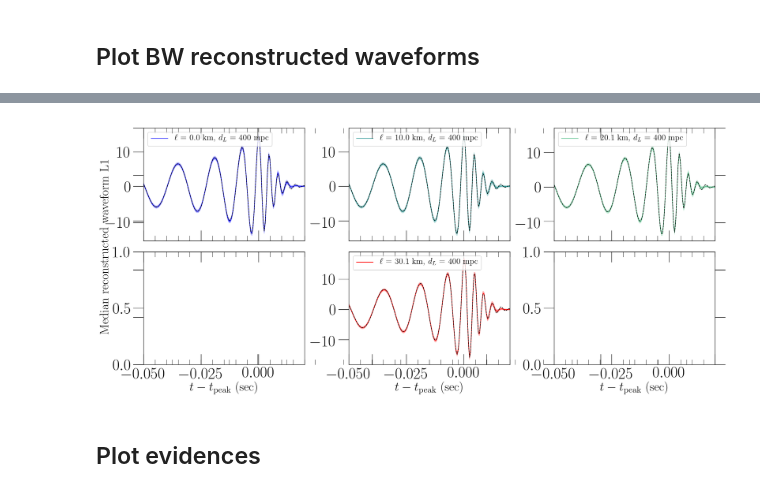
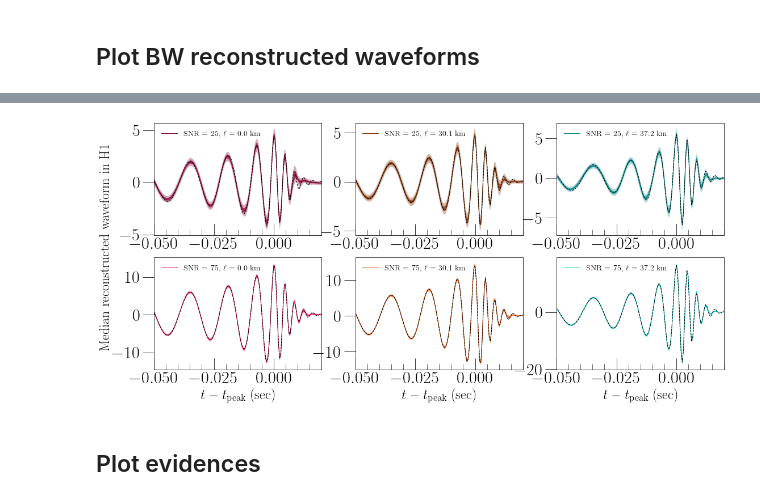
Before and after one commit to mariaokounkova/BeyondGRAnalysis, a Jupyter notebook: BayeswaveAnalysis.ipynb, the cells around one changed output, grey strips where cells are left out. Saved outputs shown, nothing was run; the diff lists cells and outputs as text; code cells hidden in the pictures.

Commit message:
BayeswaveAnalysis: plot median waveforms

```diff
--- a/BayeswaveAnalysis.ipynb
+++ b/BayeswaveAnalysis.ipynb
@@ -53,7 +59,7 @@ def GetBWDir(p):
     return p + '/BayesWave/Run/trigtime_1126259462.000000000_0.0_0.0_0/'
 
 def GetMedianData(p, det = 'H1'):
-    """ Given a coupling constant value and an SNR, return the columns of the median waveform data """
+    """ Given a run directory, return the columns of the median waveform data """
 
     ## Grab Livingston data
     f = GetBWDir(p) + "post/signal/signal_median_time_domain_waveform_" + det + ".dat"
@@ -62,7 +68,7 @@ def GetMedianData(p, det = 'H1'):
     ## Subtract peak time
     time = SubtractPeakTime(time, d1)
 
-    return time, d1 #, d2, d3, d4, d5
+    return time, d1, d2, d3, d4, d5
 
 def GetInjectedData(p, det = 'H1'):
 
@@ -112,13 +84,14 @@ def EllinKm(ell_string, mass):
 # %% [markdown]
 ## Plot BW reconstructed waveforms
 # %%
-def GetMedianData(ell, dist_mpc, mass):
-    """ Given a coupling constant value and an SNR, return the columns of the median waveform data """
+def GetMedianData(p, det = "H1"):
+    """ Given a directory, ...  """
 
-    base_dir = GetBaseDir(ell, dist_mpc, mass)
+    base_dir = GetBWDir(p)
+    print(base_dir)
 
     ## Grab Livingston data
-    f = base_dir + "post/signal/signal_median_time_domain_waveform_L1.dat"
+    f = base_dir + "post/signal/signal_median_time_domain_waveform_" + det + ".dat"
     time, d1, d2, d3, d4, d5 = np.loadtxt(f, comments="#",usecols=([0,1,2,3,4,5]),unpack=True)
 
     ## Subtract peak time
@@ -126,59 +99,74 @@ def GetMedianData(ell, dist_mpc, mass):
 
     return time, d1, d2, d3, d4, d5
 
+def GetInjectedData(p, det = "H1"):
 
-def GetInjectedData(ell, dist_mpc, mass):
+    base_dir = base_dir = GetBWDir(p)
 
-    base_dir = GetBaseDir(ell, dist_mpc, mass)
-    print(base_dir)
-
-    f = base_dir + 'post/whitened_data_L1.dat'
+    f = base_dir + 'post/whitened_data_' + det + '.dat'
     data = np.loadtxt(f)
 
-    s_rate = 2048 # Hz
+    ## Compute the corresponding time array
+    s_rate = 2048
     dt = 1.0/s_rate
     time = np.array([dt * t for t in range(len(data))])
 
     time = SubtractPeakTime(time, data)
-    #print(data)
-    print(time)
     return time, data
 
-def PlotMedianData(ax, ell, dist_mpc, mass, color):
+def PlotMedianData(p, ax, color, det = "H1", label = ""):
 
     ## Plot the Bayeswave data
-    time, d1, d2, d3, d4, d5 = GetMedianData(ell, dist_mpc, mass)
-    label = r'$\ell$ = ' + EllinKm(ell, mass) + ', $d_L$ = ' + str(dist_mpc) + ' mpc'
+    time, d1, d2, d3, d4, d5 = GetMedianData(p, det = det)
 
     ax.plot(time, d1, '-', lw = 1.0, alpha = 1.0, color=color, label=label)
-    ax.fill_between(time, d2, d3, alpha = 0.3, color=color, edgecolor=None)
-    ax.fill_between(time, d4, d5, alpha = 0.2, color=color, edgecolor=None)
+    ax.fill_between(time, d2, d3, alpha = 0.66, color=color, edgecolor=None)
+    ax.fill_between(time, d4, d5, alpha = 0.33, color=color, edgecolor=None)
 
-    time, data = GetInjectedData(ell, dist_mpc, mass)
+    time, data = GetInjectedData(p, det = det)
     ax.plot(time, data, '--', color='black', lw = 1.0, alpha=1.0)
     ax.set_xlim(-0.05, 0.02)
-    ax.legend(frameon=True, fontsize=16, loc='upper left')
+    ax.legend(frameon=False, fontsize=14, loc='upper left')
 
-fig, axarr = plt.subplots(2,3, figsize=(18, 8), sharex=True)
-fig.add_subplot(111, frameon=False)
-plt.tick_params(labelcolor='none', top='off', bottom='off', left='off', right='off')
+    ax.tick_params(
+    axis='x',          # changes apply to the x-axis
+    which='both',      # both major and minor ticks are affected
+    bottom=True,      # ticks along the bottom edge are off
+    top=False)
 
-my_mass = 68
-my_dist = 400
+def BWPlots():
 
-PlotMedianData(axarr[0][0], 0.0, my_dist, my_mass, 'blue')
-PlotMedianData(axarr[0][1], 0.1, my_dist, my_mass, '#148c8a')
-PlotMedianData(axarr[0][2], 0.2, my_dist, my_mass, '#45ba7e')
-#PlotMedianData(axarr[1][0], 0.25, my_dist, my_mass, 'green')
-PlotMedianData(axarr[1][1], 0.3, my_dist, my_mass, 'red')
-#PlotMedianData(axarr[1][2], 0.226, snr_low, '#45ba7e')
+    det = "H1"
+    base_dir = "/home/maria.okounkova/BeyondGRAnalysis/BilbyPE/"
 
-plt.ylabel('Median reconstructed waveform L1')
-for i in range(3):
-    axarr[1][i].set_xlabel('$t - t_\mathrm{peak}$ (sec)')
+    fig, axarr = plt.subplots(2,3, figsize=(18, 8), sharex=False, sharey=False)
 
-plt.tight_layout()
-plt.savefig('Bayeswave.pdf')
+    mass = 68.0 ## Injected mass
+    PlotMedianData(base_dir + "dCS_0p0_25", axarr[0][0], '#870036', det = det, \
+                   label = r'SNR = 25, $\ell$ = %.1f km' % EllinKm("0p0", mass))
 
-plt.show()
+    PlotMedianData(base_dir + "dCS_0p3_25", axarr[0][1], '#822e00', det = det, \
+                   label = r'SNR = 25, $\ell$ = %.1f km' % EllinKm("0p3", mass))
+
+    PlotMedianData(base_dir + "dCS_0p37_25", axarr[0][2], '#00878a', det = det, \
+                   label = r'SNR = 25, $\ell$ = %.1f km' % EllinKm("0p37", mass))
+
+    PlotMedianData(base_dir + "dCS_0p0_75", axarr[1][0], '#e0005a', det = det, \
+                   label = r'SNR = 75, $\ell$ = %.1f km' % EllinKm("0p0", mass))
+
+    PlotMedianData(base_dir + "dCS_0p3_75", axarr[1][1], '#d94d00', det = det, \
+                   label = r'SNR = 75, $\ell$ = %.1f km' % EllinKm("0p3", mass))
+
+    PlotMedianData(base_dir + "dCS_0p37_75", axarr[1][2], '#00c5c9', det = det, \
+                   label = r'SNR = 75, $\ell$ = %.1f km' % EllinKm("0p37", mass))
+
+    for i in range(3):
+        axarr[1][i].set_xlabel('$t - t_\mathrm{peak}$ (sec)')
+
+    fig.text(0.06, 0.5, 'Median reconstructed waveform in ' + det, ha='center', va='center', rotation='vertical', fontsize=24)
+    #plt.tight_layout()
+    plt.savefig('Bayeswave.pdf')
+    plt.show()
+
+BWPlots()
 # %% [output]
@@ -202,4 +179,4 @@ plt.show()
-[figure, old version]
+[figure, new version]
 # %% [markdown]
 ## Plot evidences
 # %%
```
Also changed, not shown: parts of 16 cells of this notebook.
